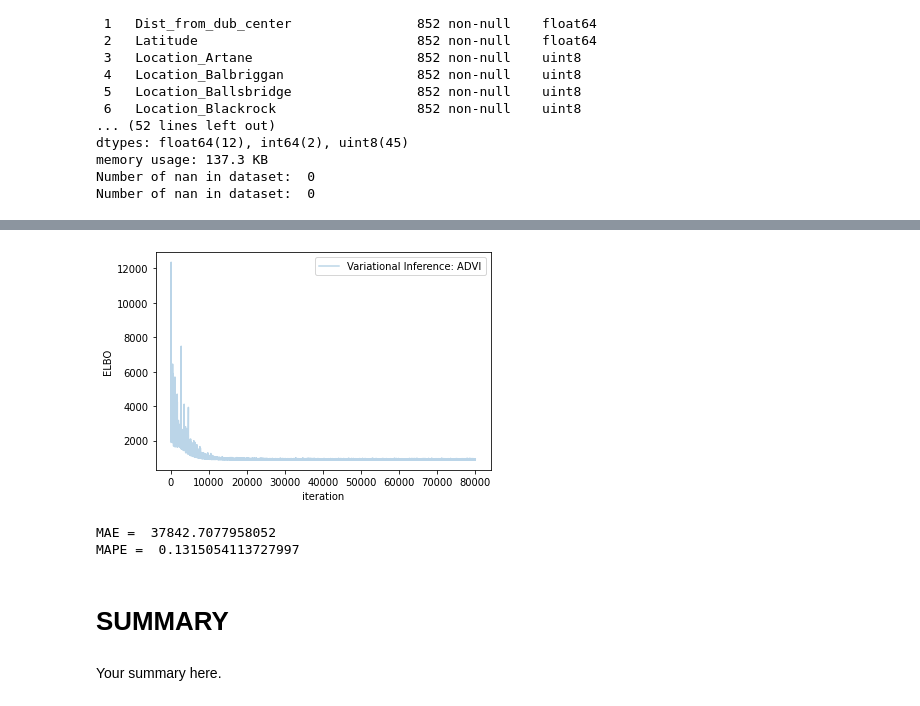
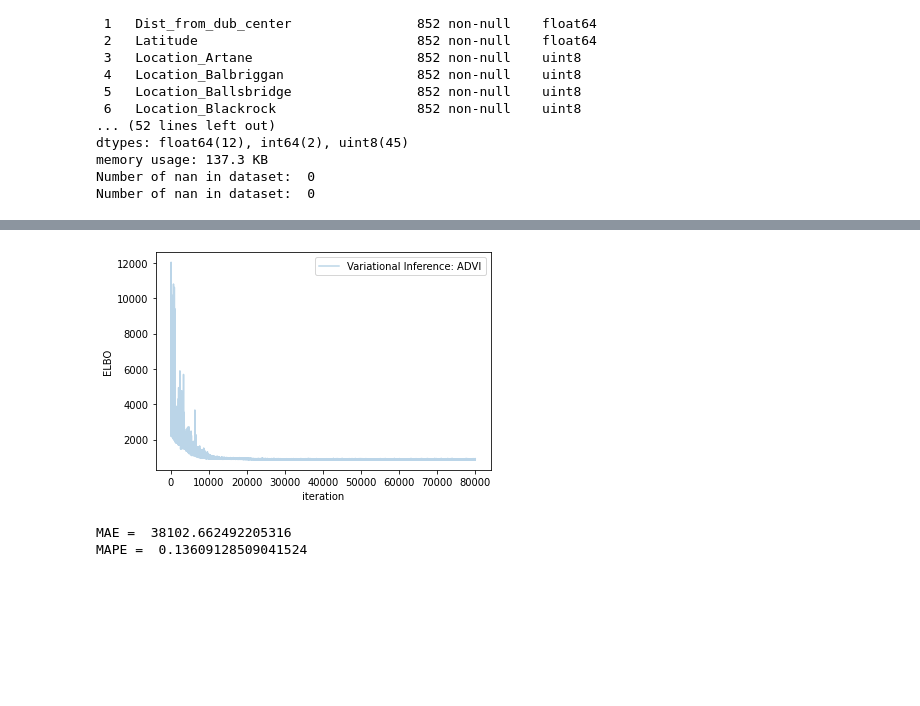
Before and after one commit to tomkeane07/AI-Projects-UL, a Jupyter notebook: semester3/MachineLearningApplications/E3/E3.ipynb, the cells around one changed output, grey strips where cells are left out. Drawn from its saved outputs; the diff is of its cells as text; code cells hidden in the pictures; blank space fills up the shorter version.

```diff
--- a/semester3/MachineLearningApplications/E3/E3.ipynb
+++ b/semester3/MachineLearningApplications/E3/E3.ipynb
@@ -349,13 +377,18 @@ def treat_data(df, dropcols = [], display_=True):
   except:
     pass
   #filling values. Justifications outlined in Initial datasets inspection
-  df['Surface'].fillna(df['Surface'].median(), inplace=True)
-  df['Num_Bathrooms'].fillna(df['Num_Bathrooms'].median(), inplace=True)
-  df['Num_Beds'].fillna(df['Num_Beds'].median(), inplace=True)
+  # - Only two columns with missing values, which recieve imputation. Price only value which needs dropnas
+  print("dropping missing values ", end="")
+  dropnas = ["Price"]
+  for d in dropnas:
+    print(d)
+    df = df.dropna(subset=[d])
   #converting features. Justifications outlined in Initial datasets inspection
+
   df = sort_Services(df, 'Services')
+  print("mapping BER_class")
   df['BER_class'] = df['BER_class'].replace(BER_class_mapper)
-  df['BER_class'].fillna(df['BER_class'].mean(), inplace=True)
+  df['BER_class'].fillna(df['BER_class'].mode(), inplace=True)
   df = onehotencode(df, 'Location', False, True)
   df = onehotencode(df, 'Type', False)
   df.fillna(0,inplace=True)
@@ -504,10 +541,13 @@ def normalize_words(words):
   try:
     stop = set(stopwords.words('english'))
     stemmer = SnowballStemmer('english', ignore_stopwords=False)
+    return [normalize(word, stemmer, stop) for word in words]
   except:
     nltk.download('stopwords')
     normalize_words(words)
-  return [normalize(word, stemmer, stop) for word in words]
+    stop = set(stopwords.words('english'))
+    stemmer = SnowballStemmer('english', ignore_stopwords=False)
+    return [normalize(word, stemmer, stop) for word in words]
 
 def removing_stopwords_and_stemming(df, col):
   df = remove_not_letters_from_col(df, col)
@@ -530,3 +570,4 @@ def nlp_preprocessing(df, col, display_=True):
   if display_:
     display(df[col].tail())
   return df
+nlp_df = nlp_preprocessing(nlp_df, 'Descr_Featu')
@@ -680,7 +739,9 @@ Your comments, explanation, and references here.
 ## baseline model
 # %%
 # your code here
-pwr_df = df.loc[:, ~df.columns.str.startswith('Location')].drop(['Description', 'Features'], axis=1)
+pwr_df = df.drop(['Description', 'Features'], axis=1)
+pwr_df.info(verbose=True)
+
 X = pwr_df.drop("Price", axis = 1)
 y = pwr_df["Price"]
 
@@ -1140,8 +1226,8 @@ with pm.Model() as neural_network:
                        observed=ann_output[:,0])
 # %%
 # some parameters
-par1 = 10  # start with 100, then use 1000+
-par2 = 100 # start with 1000, then use 10000+
+par1 = 50
+par2 = 500
 
 # neural network
 with neural_network:
@@ -1180,4 +1265,4 @@ Finished [100%]: Average Loss = 904.36
-[figure, old version]
+[figure, new version]
 # %%
 # add a column of ones to include an intercept in the model
 x2 = np.hstack([np.ones((Xn_test.shape[0],1)), Xn_test])
@@ -1198,8 +1283,8 @@ y_val_pred_final = np.exp(yscaler.inverse_transform(y_final_pred))
 print("MAE = ",(np.mean(abs(y_val_pred_final - ys_test))))
 print("MAPE = ",(np.mean(abs(y_val_pred_final - ys_test) / ys_test)))
 # %% [output]
-MAE =  37842.7077958052
-MAPE =  0.1315054113727997
+MAE =  38102.662492205316
+MAPE =  0.13609128509041524
 # %%
 y_pred = []
 for i in range(posterior['w_1'].shape[0]):
@@ -1215,4 +1297,0 @@ y_pred_out = np.exp(yscaler.inverse_transform(y_pred))
-# %% [markdown]
-# SUMMARY
-# %% [markdown]
-Your summary here.
```
Also changed, not shown: parts of 33 cells of this notebook.
